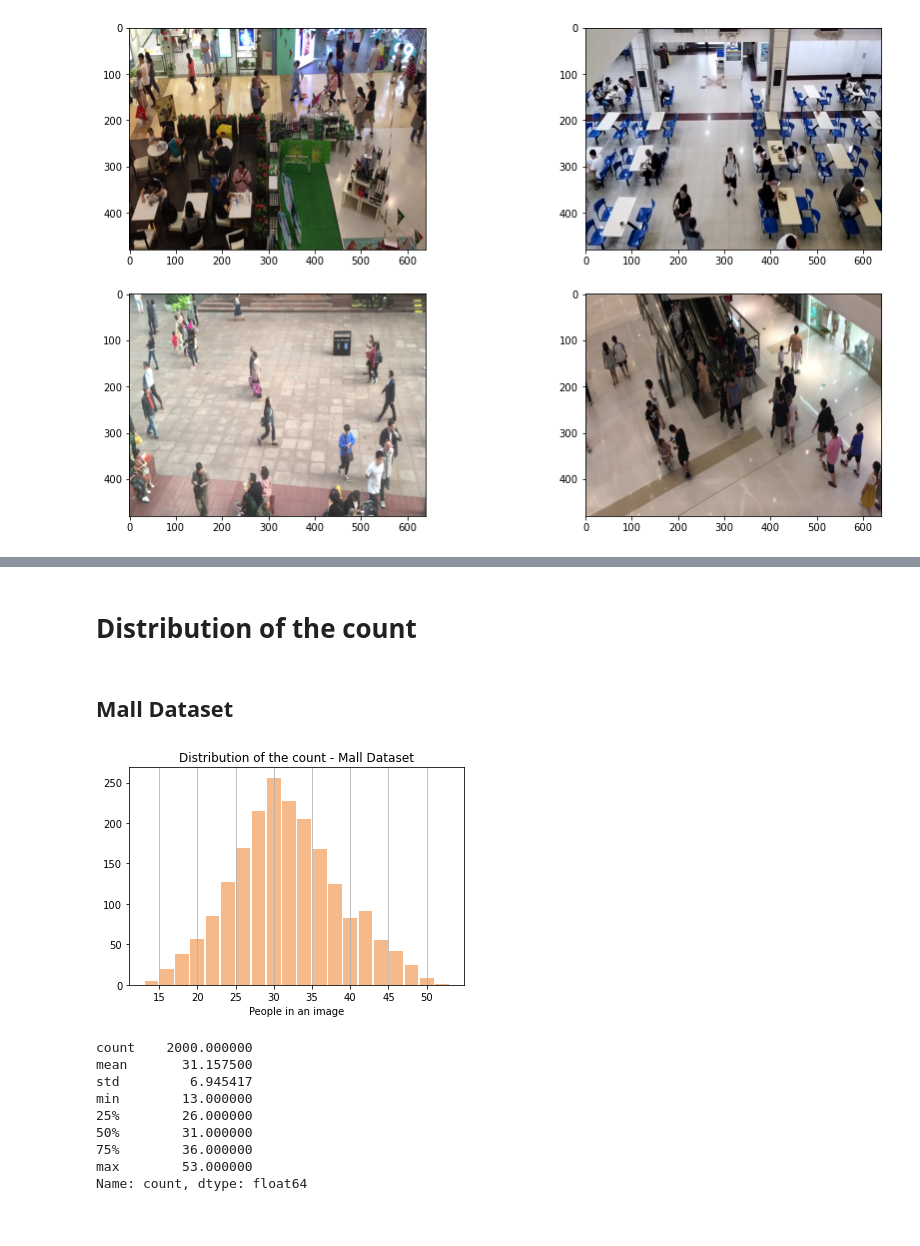
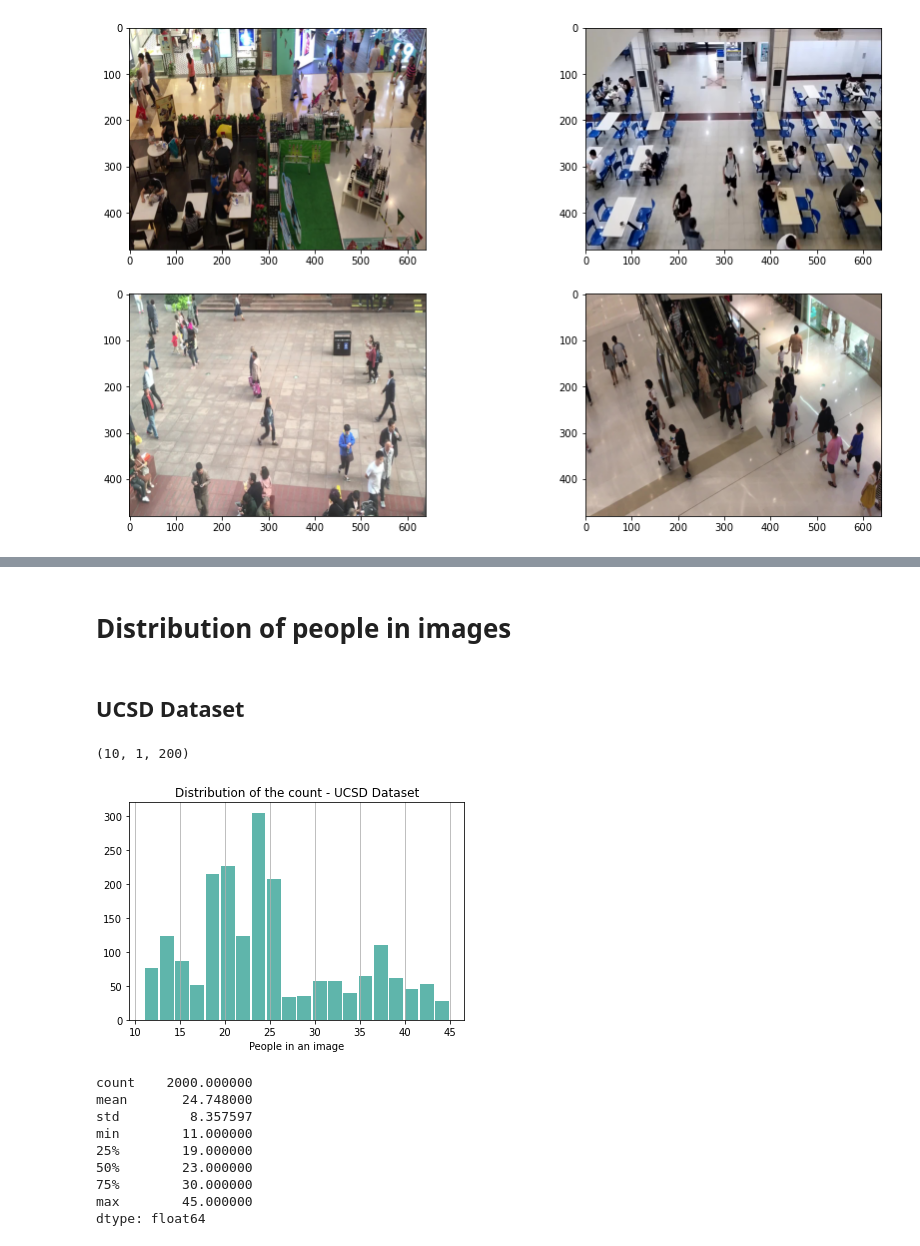
Before and after one commit to NGL-A/crowd-counting, a Jupyter notebook: Crowd_counting_code.ipynb, the cells around one changed output, grey strips where cells are left out. Drawn from its saved outputs; the diff is of its cells as text; code cells hidden in the pictures.

```diff
--- a/Crowd_counting_code.ipynb
+++ b/Crowd_counting_code.ipynb
@@ -80,8 +80,8 @@ labels_UCSD = read_mat_label('UCSD_labels/vidf-cvpr/')
 # Convert and save the list of images in '.npy' format
 np.save("labels_UCSD.npy",labels_UCSD)
 # %%
-labels_UCFD = np.load("labels_UCSD.npy")
-labels_UCFD.shape
+labels_UCSD = np.load("labels_UCSD.npy")
+labels_UCSD.shape
 # %% [output]
 (10, 1, 200)
 # %% [markdown]
@@ -232,30 +232,36 @@ ax[1,1].imshow(test_FDST2[1][0])
 # %% [markdown]
-# Distribution of the count
+# Distribution of people in images
 # %% [markdown]
-## Mall Dataset
+## UCSD Dataset
+# %%
+labels_UCSD.shape
+# %% [output]
+(10, 1, 200)
+# %%
+UCSD_count = pd.Series([labels_UCSD[i][0][k] for i in range(labels_UCSD.shape[0]) for k in range(labels_UCSD.shape[2])])
 # %%
 # histogram of the numer of person for each image
 
-Mall_count.plot.hist(grid=True, bins=20, rwidth=0.9,
-                   color='#f4a261', alpha=0.75)
+UCSD_count.plot.hist(grid=True, bins=20, rwidth=0.9,
+                   color='#2A9D8F', alpha=0.75)
 
-plt.title('Distribution of the count - Mall Dataset')
+plt.title('Distribution of the count - UCSD Dataset')
 plt.xlabel('People in an image')
 plt.ylabel('')
 plt.grid(axis='y', alpha=0.35)
 # %% [output]
-[figure, old version]
+[figure, new version]
 # %%
 # let's see the mean, median and quantiles
 
-Mall_count.describe()
+UCSD_count.describe()
 # %% [output]
 count    2000.000000
-mean       31.157500
-std         6.945417
-min        13.000000
-25%        26.000000
-50%        31.000000
-75%        36.000000
-max        53.000000
-Name: count, dtype: float64
+mean       24.748000
+std         8.357597
+min        11.000000
+25%        19.000000
+50%        23.000000
+75%        30.000000
+max        45.000000
+dtype: float64
```
Also changed, not shown: parts of 45 cells of this notebook.
